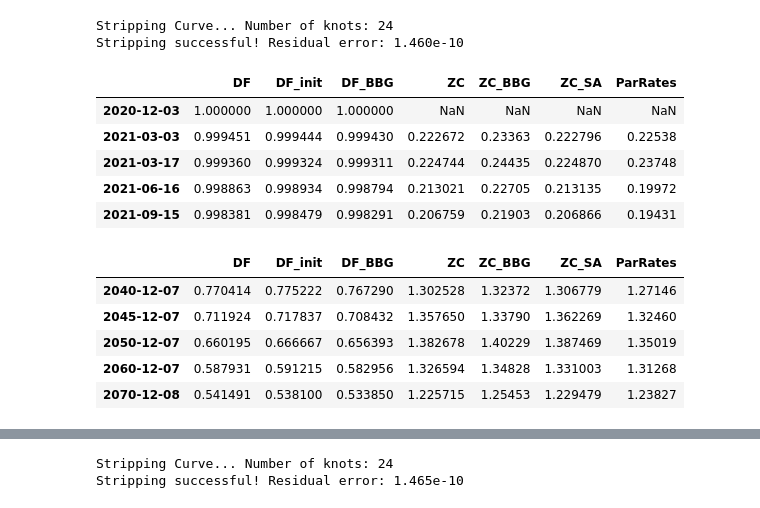
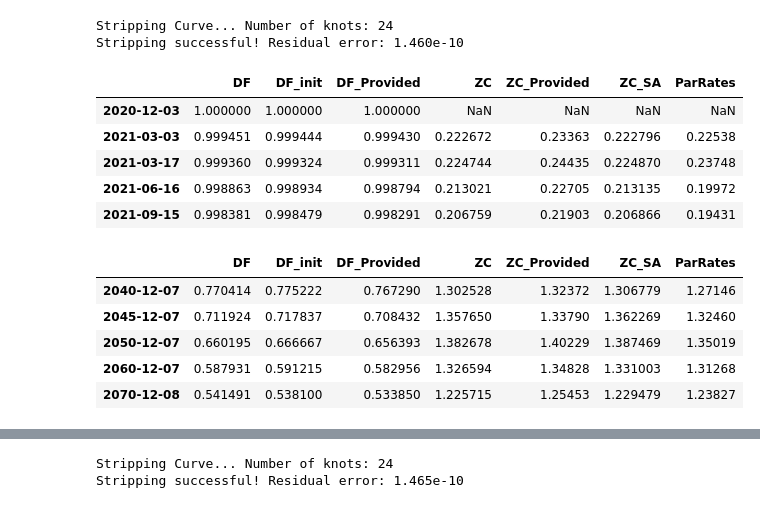
Before and after one commit to oronimbus/curve-bootstrapper, a Jupyter notebook: bootstrapper.ipynb, the cells around one changed output, grey strips where cells are left out. Saved outputs shown, nothing was run; the diff lists cells and outputs as text; code cells hidden in the pictures.

```diff
--- a/bootstrapper.ipynb
+++ b/bootstrapper.ipynb
@@ -28,18 +28,18 @@ Stripping successful! Residual error: 1.460e-10
 # %%
 res = dict(zip(s23_stripped.knots, s23_stripped.knots_dfs))
 df = pd.DataFrame({'DF':list(res.values())}, index=list(res.keys()))
 
 df['DF_init'] = np.exp(-s23_stripped.knots_par_rates * s23_stripped.knots_taus)
 df['DF_init'][0] = 1
-df['DF_BBG'] = np.append(1, bbg_df)
+df['DF_Provided'] = np.append(1, provided_df)
 df['ZC'] = s23_stripped.knots_zcs * 100
-df['ZC_BBG'] = np.append(np.nan, bbg_zc)
+df['ZC_Provided'] = np.append(np.nan, provided_zc)
 df['ZC_SA'] = np.append(np.nan, s23_stripped.get_zcs(s23_stripped.knots_taus, f=2)) * 100
 df['ParRates'] = s23_stripped.knots_par_rates * 100
 
 df.head()
 # %% [output]
-|  | DF | DF_init | DF_BBG | ZC | ZC_BBG | ZC_SA | ParRates |
+|  | DF | DF_init | DF_Provided | ZC | ZC_Provided | ZC_SA | ParRates |
 | 2020-12-03 | 1.000000 | 1.000000 | 1.000000 | NaN | NaN | NaN | NaN |
 | 2021-03-03 | 0.999451 | 0.999444 | 0.999430 | 0.222672 | 0.23363 | 0.222796 | 0.22538 |
 | 2021-03-17 | 0.999360 | 0.999324 | 0.999311 | 0.224744 | 0.24435 | 0.224870 | 0.23748 |
@@ -48,7 +48,7 @@ df.head()
 # %%
 df.tail()
 # %% [output]
-|  | DF | DF_init | DF_BBG | ZC | ZC_BBG | ZC_SA | ParRates |
+|  | DF | DF_init | DF_Provided | ZC | ZC_Provided | ZC_SA | ParRates |
 | 2040-12-07 | 0.770414 | 0.775222 | 0.767290 | 1.302528 | 1.32372 | 1.306779 | 1.27146 |
 | 2045-12-07 | 0.711924 | 0.717837 | 0.708432 | 1.357650 | 1.33790 | 1.362269 | 1.32460 |
 | 2050-12-07 | 0.660195 | 0.666667 | 0.656393 | 1.382678 | 1.40229 | 1.387469 | 1.35019 |
```
Also changed, not shown: parts of 2 cells of this notebook, 6 other files.
